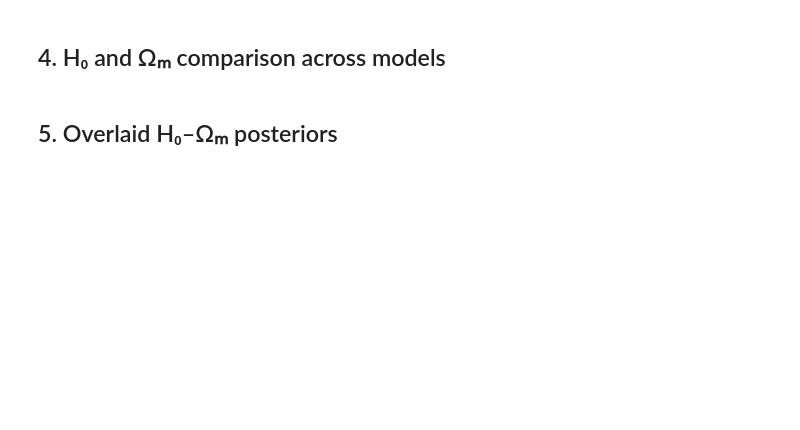
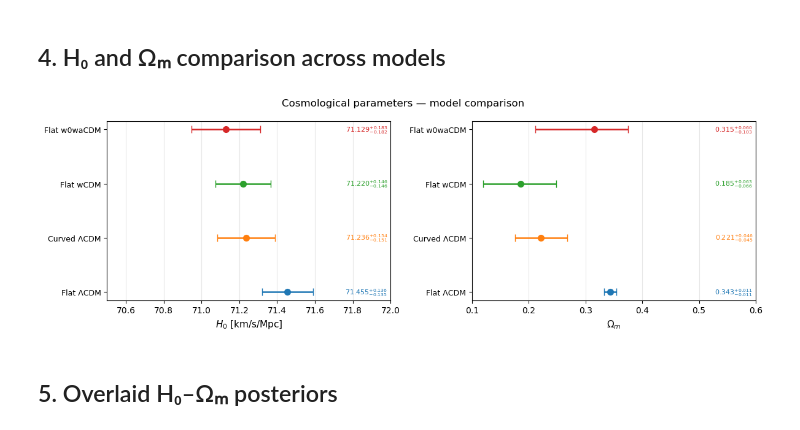
Before and after one commit to edwphysics/advanced_lab, a Jupyter notebook: topic2_pantheon_plus/pantheon_comparison.ipynb, the cells around one changed output. Saved outputs shown, nothing was run; the diff lists cells and outputs as text; code cells hidden in the pictures; blank space fills up the shorter version.

```diff
--- a/topic2_pantheon_plus/pantheon_comparison.ipynb
+++ b/topic2_pantheon_plus/pantheon_comparison.ipynb
@@ -120,26 +149,28 @@ plt.show()
 # %%
 fig, axes = plt.subplots(1, 2, figsize=(12, 4))
 
 for ax, pidx, plbl, xlo, xhi in [
-    (axes[0], 0, r'$H_0$ [km/s/Mpc]', 60, 80),
+    (axes[0], 0, r'$H_0$ [km/s/Mpc]', 70.5, 72),
     (axes[1], 1, r'$\Omega_m$',         0.1, 0.6),
 ]:
     for k, (name, f) in enumerate(flat.items()):
         p16, p50, p84 = np.percentile(f[:, pidx], [16, 50, 84])
         ax.errorbar(p50, k, xerr=[[p50-p16],[p84-p50]],
                     fmt='o', color=COLORS[name], ms=7, capsize=4, lw=1.8)
         ax.text(xhi - 0.01*(xhi-xlo), k, f'{p50:.3f}$^{{+{p84-p50:.3f}}}_{{-{p50-p16:.3f}}}$',
                 va='center', ha='right', fontsize=8, color=COLORS[name])
     ax.set_yticks(range(len(flat)))
     ax.set_yticklabels(flat.keys(), fontsize=9)
     ax.set_xlabel(plbl, fontsize=11)
     ax.set_xlim(xlo, xhi)
     ax.grid(axis='x', alpha=0.3)
 
 plt.suptitle('Cosmological parameters — model comparison', fontsize=12)
 plt.tight_layout()
 plt.savefig('plots/param_comparison.png', dpi=130, bbox_inches='tight')
 plt.show()
+# %% [output]
+[figure, added]
 # %% [markdown]
 ## 5. Overlaid H₀–Ωₘ posteriors
 # %%
```
Also changed, not shown: parts of 6 cells of this notebook, 4 other files.
